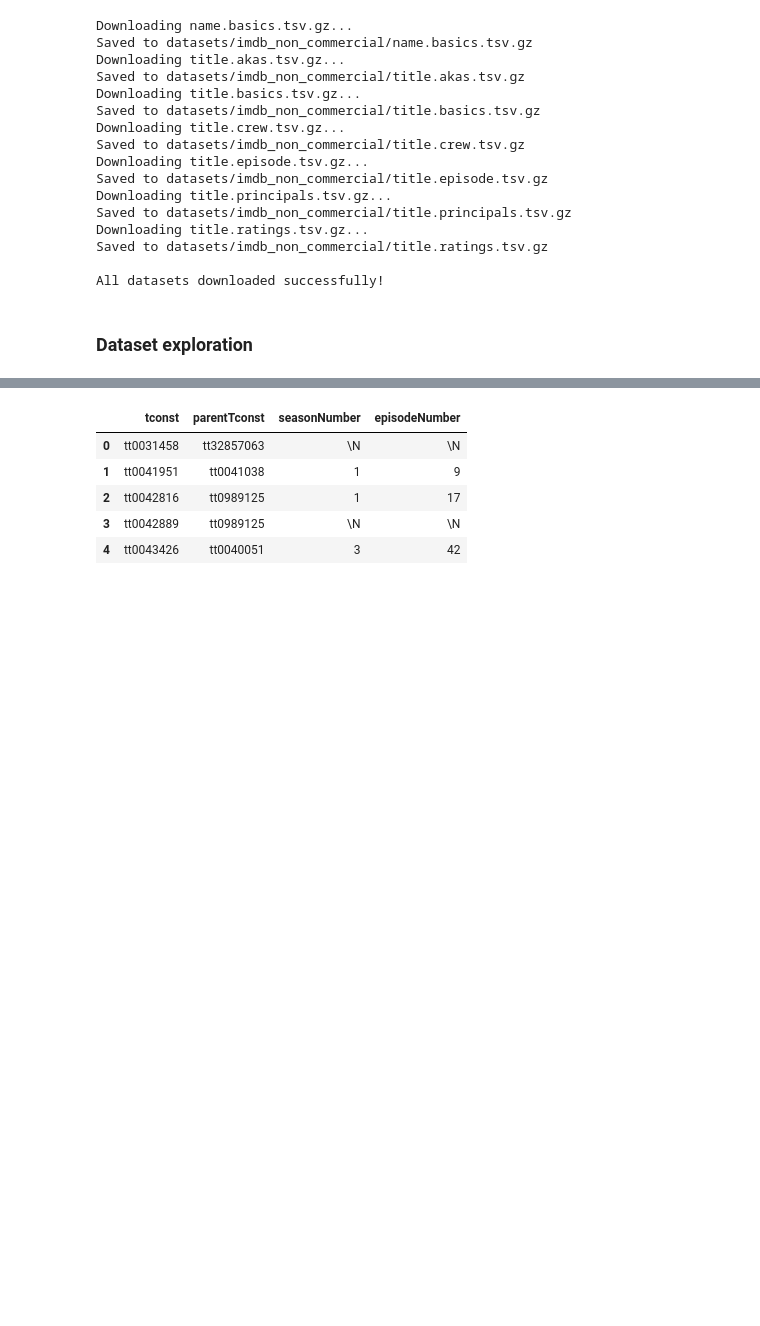
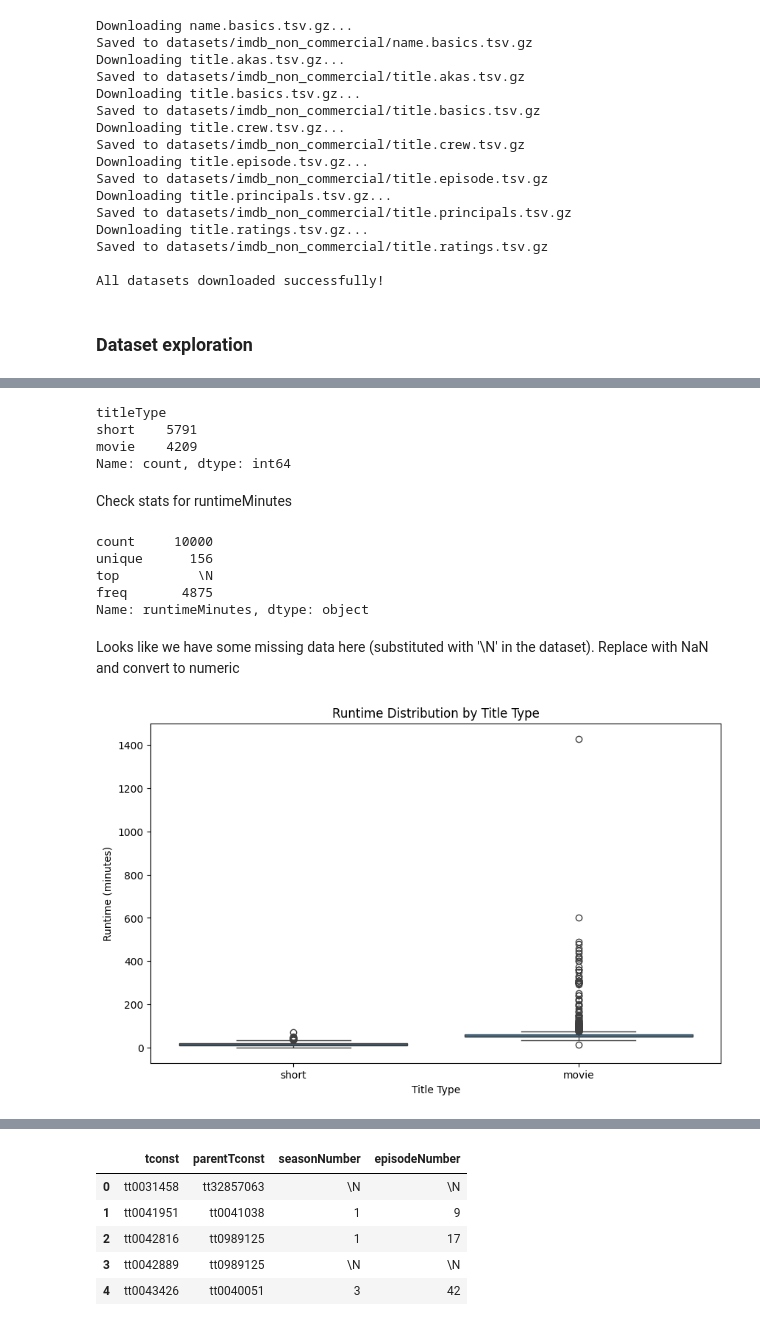
Before and after one commit to mirunatecusanu/movie-recommendation-kg, a Jupyter notebook: exploratory/movie_datasets.ipynb, the cells around one changed output, grey strips where cells are left out. Saved outputs shown, nothing was run; the diff lists cells and outputs as text; code cells hidden in the pictures; blank space fills up the shorter version.

```diff
--- a/exploratory/movie_datasets.ipynb
+++ b/exploratory/movie_datasets.ipynb
@@ -114,3 +216,35 @@ title_basics_sample.head()
 | 2 | tt0000003 | short | Poor Pierrot | Pauvre Pierrot | 0 | 1892 | \N | 5 | Animation,Comedy,Romance |
 | 3 | tt0000004 | short | Un bon bock | Un bon bock | 0 | 1892 | \N | 12 | Animation,Short |
 | 4 | tt0000005 | short | Blacksmith Scene | Blacksmith Scene | 0 | 1893 | \N | 1 | Short |
+# %%
+title_basics_sample['titleType'].value_counts()
+# %% [output]
+titleType
+short    5791
+movie    4209
+Name: count, dtype: int64
+# %% [markdown]
+Check stats for runtimeMinutes
+# %%
+title_basics_sample['runtimeMinutes'].describe()
+# %% [output]
+count     10000
+unique      156
+top          \N
+freq       4875
+Name: runtimeMinutes, dtype: object
+# %% [markdown]
+Looks like we have some missing data here (substituted with '\N' in the dataset). Replace with NaN and convert to numeric
+# %%
+title_basics_sample['runtimeMinutesNumeric'] = title_basics_sample['runtimeMinutes'].replace('\\N', None)
+title_basics_sample['runtimeMinutesNumeric'] = pd.to_numeric(title_basics_sample['runtimeMinutesNumeric'])
+# %%
+# Plot runtime distribution by title type - Box plot only
+plt.figure(figsize=(10, 6))
+sns.boxplot(data=title_basics_sample, x='titleType', y='runtimeMinutesNumeric')
+plt.title('Runtime Distribution by Title Type')
+plt.xlabel('Title Type')
+plt.ylabel('Runtime (minutes)')
+plt.show()
+# %% [output]
+[figure, added]
```
Also changed, not shown: parts of 37 cells of this notebook.
